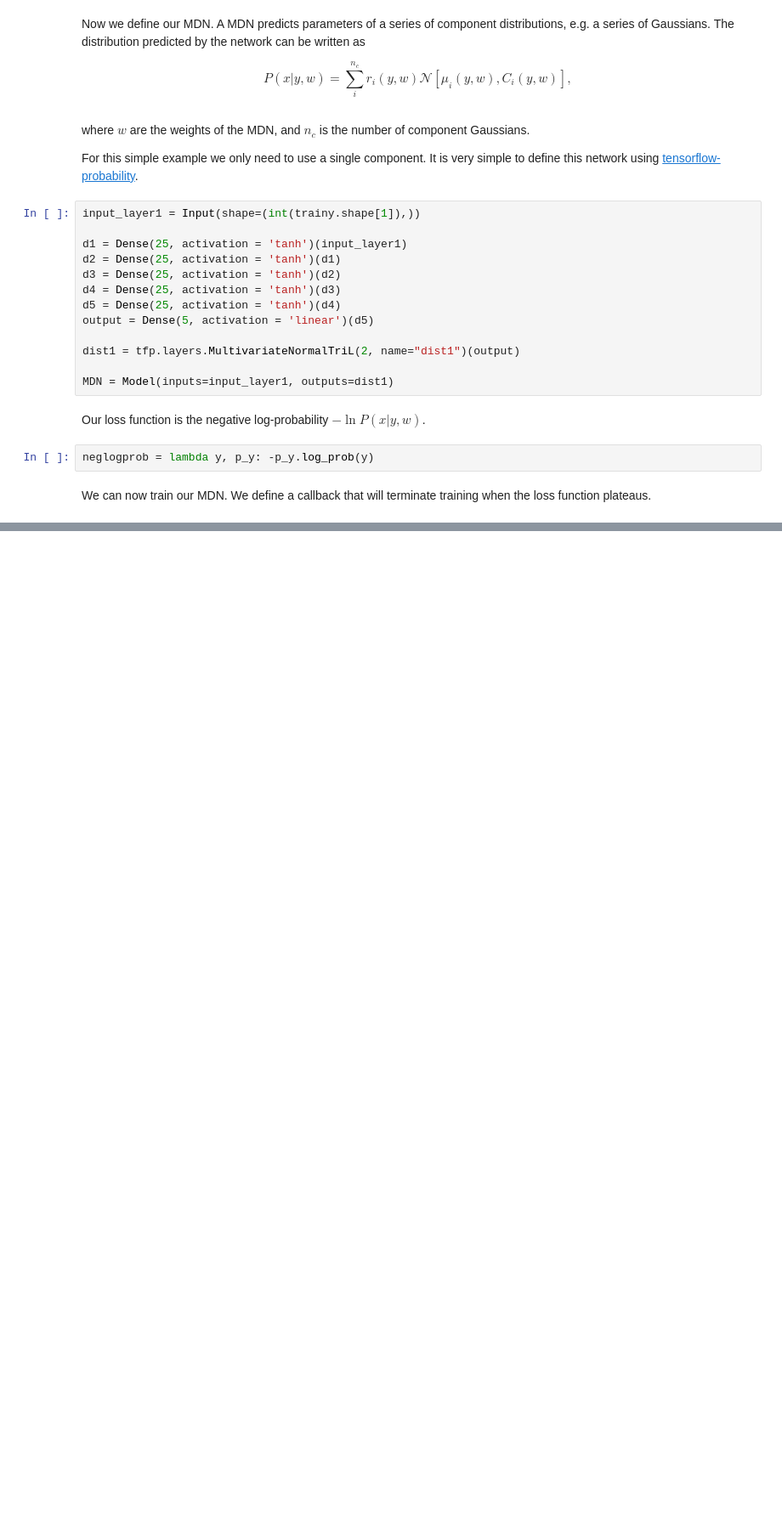
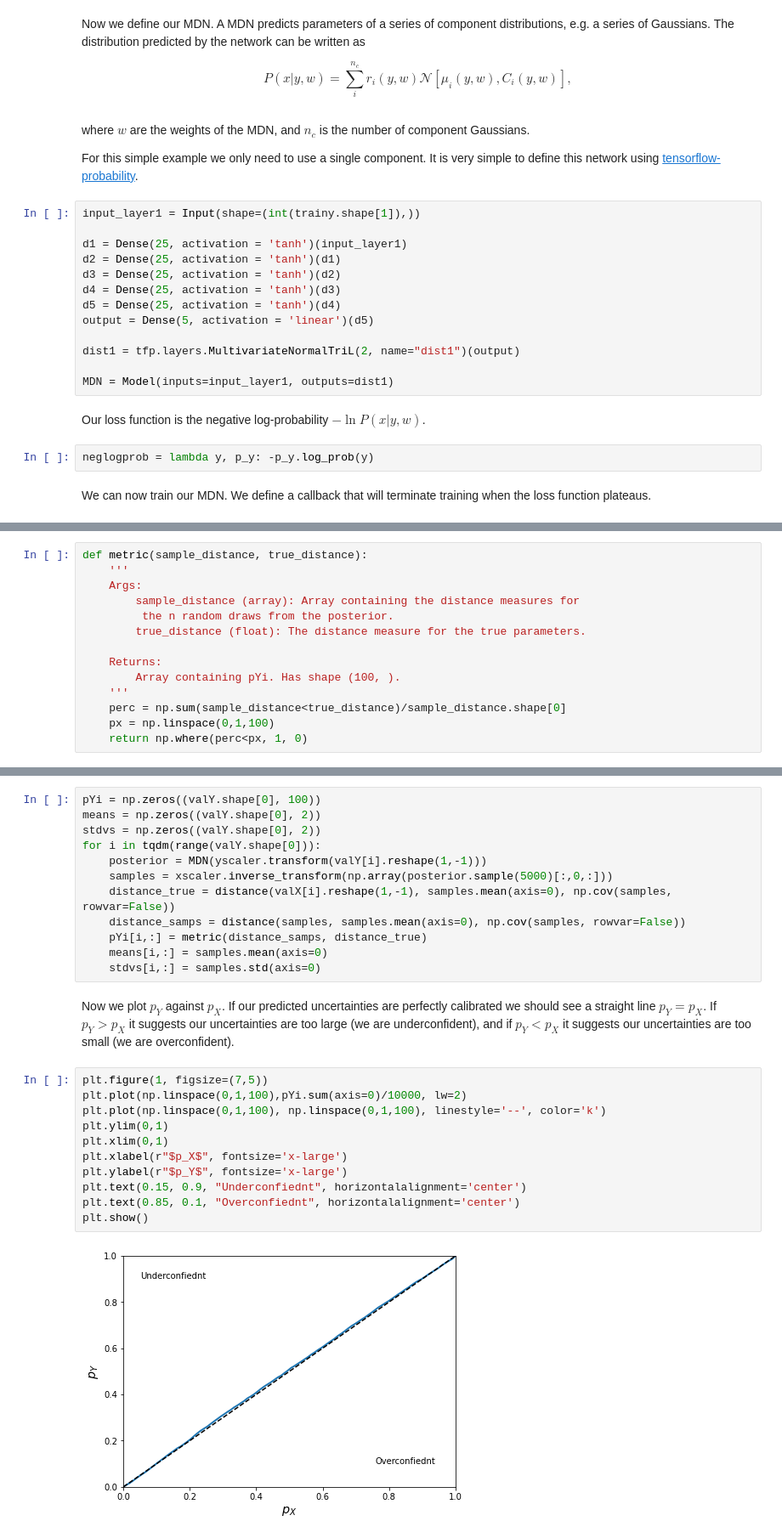
Before and after one commit to JDonaldM/toy_sbi, a Jupyter notebook: NPE.ipynb, the cells around one changed output, grey strips where cells are left out. Shown: that part at 85% size. Saved outputs shown, nothing was run; the diff lists cells and outputs as text; blank space fills up the shorter version.

```diff
--- a/NPE.ipynb
+++ b/NPE.ipynb
@@ -163,0 +204,14 @@ Making predictions is very simple. We however need to make sure we standardize o
+# %%
+def metric(sample_distance, true_distance):
+    '''
+    Args:
+        sample_distance (array): Array containing the distance measures for
+         the n random draws from the posterior.
+        true_distance (float): The distance measure for the true parameters.
+
+    Returns:
+        Array containing pYi. Has shape (100, ).
+    '''
+    perc = np.sum(sample_distance<true_distance)/sample_distance.shape[0]
+    px = np.linspace(0,1,100)
+    return np.where(perc<px, 1, 0)
@@ -163,0 +222,27 @@ Making predictions is very simple. We however need to make sure we standardize o
+# %%
+pYi = np.zeros((valY.shape[0], 100))
+means = np.zeros((valY.shape[0], 2))
+stdvs = np.zeros((valY.shape[0], 2))
+for i in tqdm(range(valY.shape[0])):
+    posterior = MDN(yscaler.transform(valY[i].reshape(1,-1)))
+    samples = xscaler.inverse_transform(np.array(posterior.sample(5000)[:,0,:]))
+    distance_true = distance(valX[i].reshape(1,-1), samples.mean(axis=0), np.cov(samples, rowvar=False))
+    distance_samps = distance(samples, samples.mean(axis=0), np.cov(samples, rowvar=False))
+    pYi[i,:] = metric(distance_samps, distance_true)
+    means[i,:] = samples.mean(axis=0)
+    stdvs[i,:] = samples.std(axis=0)
+# %% [markdown]
+Now we plot $p_Y$ against $p_X$. If our predicted uncertainties are perfectly calibrated we should see a straight line $p_Y = p_X$. If $p_Y>p_X$ it suggests our uncertainties are too large (we are underconfident), and if $p_Y<p_X$ it suggests our uncertainties are too small (we are overconfident).
+# %%
+plt.figure(1, figsize=(7,5))
+plt.plot(np.linspace(0,1,100),pYi.sum(axis=0)/10000, lw=2)
+plt.plot(np.linspace(0,1,100), np.linspace(0,1,100), linestyle='--', color='k')
+plt.ylim(0,1)
+plt.xlim(0,1)
+plt.xlabel(r"$p_X$", fontsize='x-large')
+plt.ylabel(r"$p_Y$", fontsize='x-large')
+plt.text(0.15, 0.9, "Underconfiednt", horizontalalignment='center')
+plt.text(0.85, 0.1, "Overconfiednt", horizontalalignment='center')
+plt.show()
+# %% [output]
+[figure, added]
```
Also changed, not shown: parts of 27 cells of this notebook.
